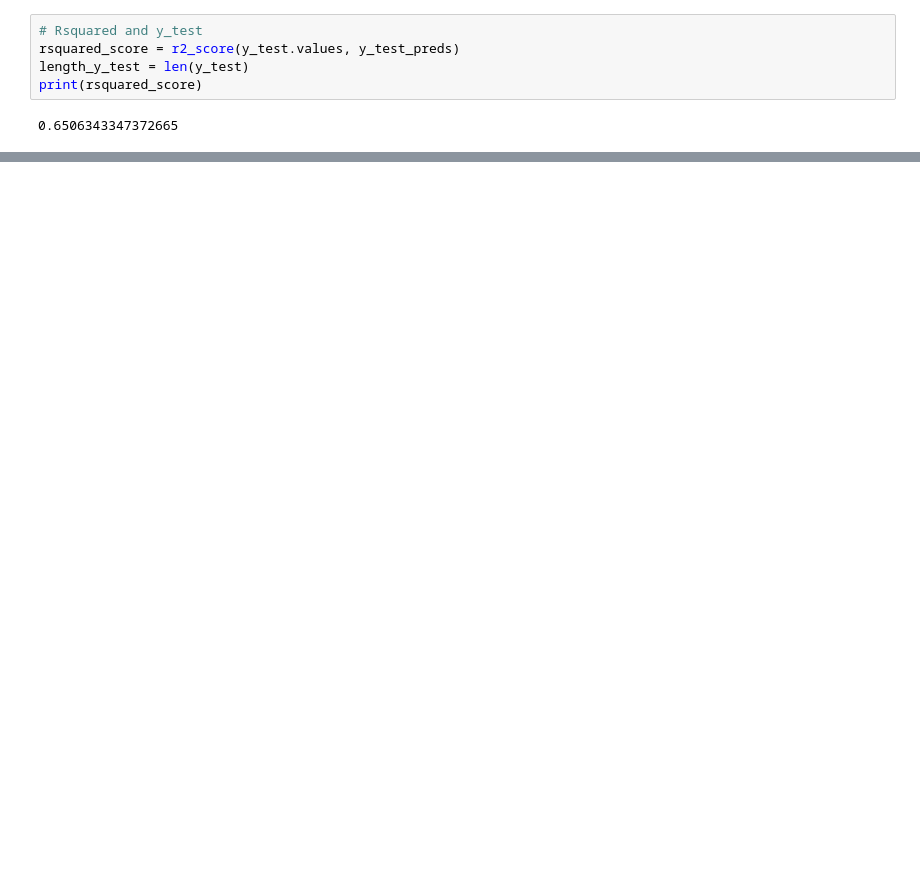
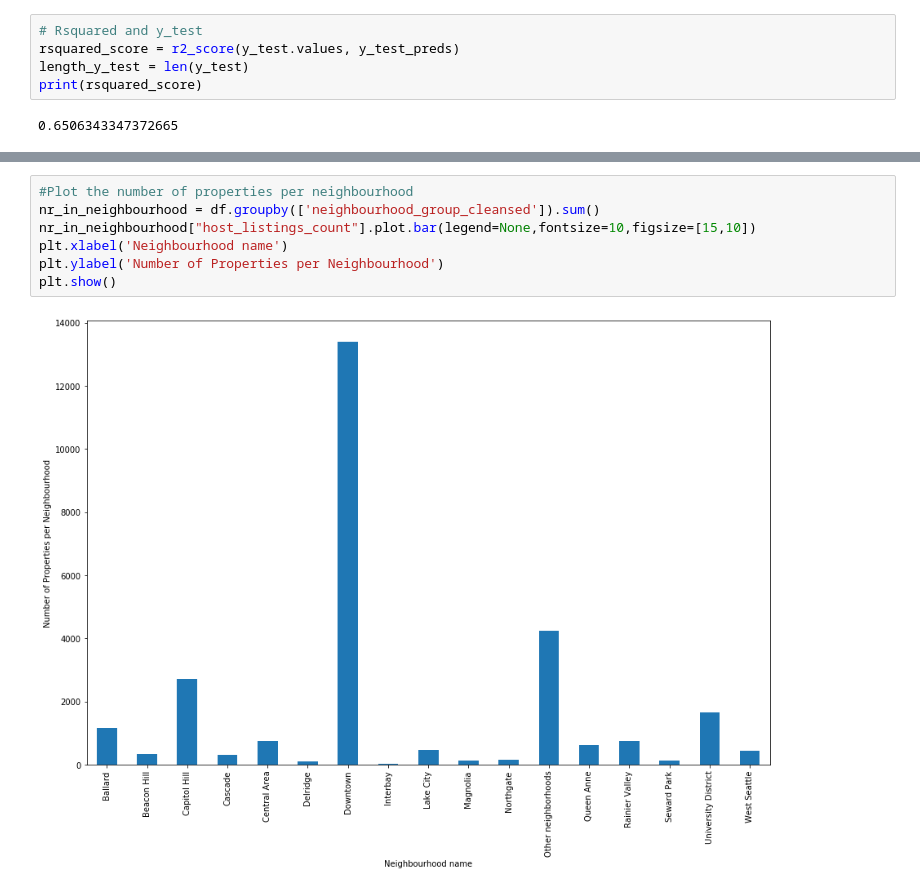
Before and after one commit to pm2111/Airbnb, a Jupyter notebook: Udacity Project 4.ipynb, the cells around one changed output, grey strips where cells are left out. Cells and saved outputs as stored; diff of their text form; blank space fills up the shorter version.

```diff
--- a/Udacity Project 4.ipynb
+++ b/Udacity Project 4.ipynb
@@ -110,0 +158,9 @@ coeff_df.plot.bar(rot=40,figsize=[15,10],fontsize=5)
+# %%
+#Plot the number of properties per neighbourhood
+nr_in_neighbourhood = df.groupby(['neighbourhood_group_cleansed']).sum()
+nr_in_neighbourhood["host_listings_count"].plot.bar(legend=None,fontsize=10,figsize=[15,10])
+plt.xlabel('Neighbourhood name')
+plt.ylabel('Number of Properties per Neighbourhood')
+plt.show()
+# %% [output]
+[figure, added]
```
Also changed, not shown: parts of 14 cells of this notebook.
